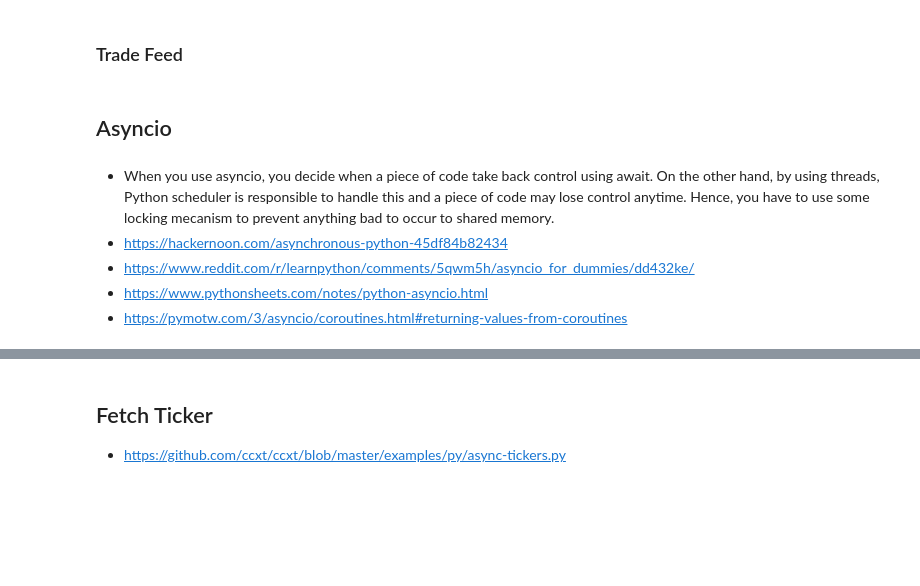
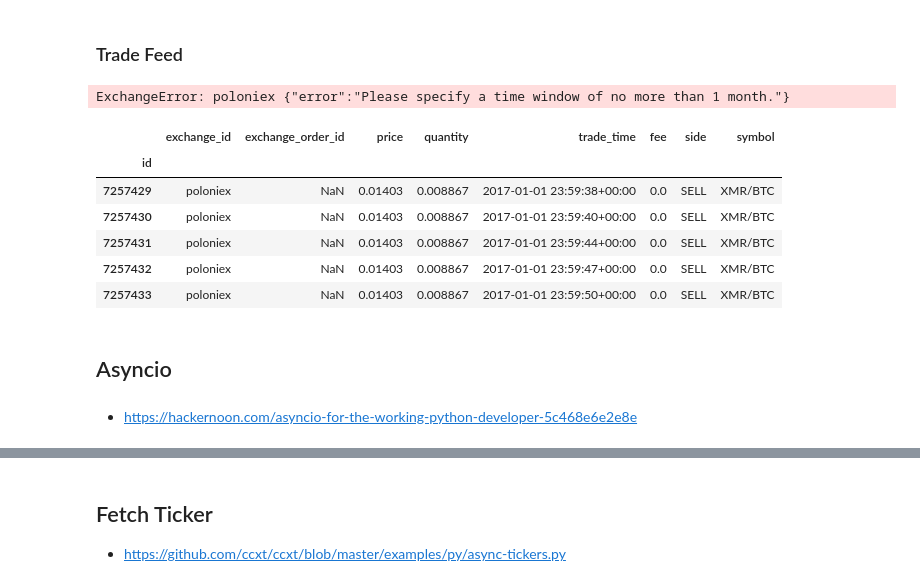
Before and after one commit to bfortuner/punisher, a Jupyter notebook: developers.ipynb, the cells around one changed output, grey strips where cells are left out. Drawn from its saved outputs; the diff is of its cells as text; code cells hidden in the pictures; blank space fills up the shorter version.

```diff
--- a/developers.ipynb
+++ b/developers.ipynb
@@ -96,15 +103,17 @@ loop.run_until_complete(run_orderbook())
 
 # Fetch order broken for GDAX
 # https://github.com/ccxt/ccxt/blob/master/python/ccxt/gdax.py#L309
-exchange = load_exchange('gdax')
+exchange = load_exchange('poloniex')
 a = Asset(coins.BTC, coins.USD)
-b = Asset(coins.ETH, coins.BTC)
-start = datetime.datetime(year=2018, month=1, day=1, hour=0)
+b = Asset(coins.XMR, coins.BTC)
+start = datetime.datetime(year=2017, month=1, day=1, hour=0)
 end = datetime.datetime(year=2018, month=1, day=2, hour=0)
 from punisher.utils import dates
 from punisher.trading.trade import Trade
 from punisher.feeds import trade_feed
 # %%
-trades = exchange.fetch_public_trades(a, start, end)
+trades = exchange.fetch_public_trades(b, start, end)
+# %% [output]
+ExchangeError: poloniex {"error":"Please specify a time window of no more than 1 month."}
 # %%
 df = trade_feed.load_trades(exchange.id, b, start)
@@ -112,8 +120,12 @@ df.head()
+# %%
+df.tail()
+# %% [output]
+|  | exchange_id | exchange_order_id | price | quantity | trade_time | fee | side | symbol |
+| id |  |  |  |  |  |  |  |  |
+| 7257429 | poloniex | NaN | 0.01403 | 0.008867 | 2017-01-01 23:59:38+00:00 | 0.0 | SELL | XMR/BTC |
+| 7257430 | poloniex | NaN | 0.01403 | 0.008867 | 2017-01-01 23:59:40+00:00 | 0.0 | SELL | XMR/BTC |
+| 7257431 | poloniex | NaN | 0.01403 | 0.008867 | 2017-01-01 23:59:44+00:00 | 0.0 | SELL | XMR/BTC |
+| 7257432 | poloniex | NaN | 0.01403 | 0.008867 | 2017-01-01 23:59:47+00:00 | 0.0 | SELL | XMR/BTC |
+| 7257433 | poloniex | NaN | 0.01403 | 0.008867 | 2017-01-01 23:59:50+00:00 | 0.0 | SELL | XMR/BTC |
 # %% [markdown]
 ## Asyncio
-# %% [markdown]
-* When you use asyncio, you decide when a piece of code take back control using await. On the other hand, by using threads, Python scheduler is responsible to handle this and a piece of code may lose control anytime. Hence, you have to use some locking mecanism to prevent anything bad to occur to shared memory.
-* https://hackernoon.com/asynchronous-python-45df84b82434
-* https://www.reddit.com/r/learnpython/comments/5qwm5h/asyncio_for_dummies/dd432ke/
-* https://www.pythonsheets.com/notes/python-asyncio.html
-* https://pymotw.com/3/asyncio/coroutines.html#returning-values-from-coroutines
@@ -130,0 +132,2 @@ loop.run_until_complete(asyncio.wait(tasks))
+# %% [markdown]
+* https://hackernoon.com/asyncio-for-the-working-python-developer-5c468e6e2e8e
```
Also changed, not shown: parts of 12 cells of this notebook, 8 other files.
